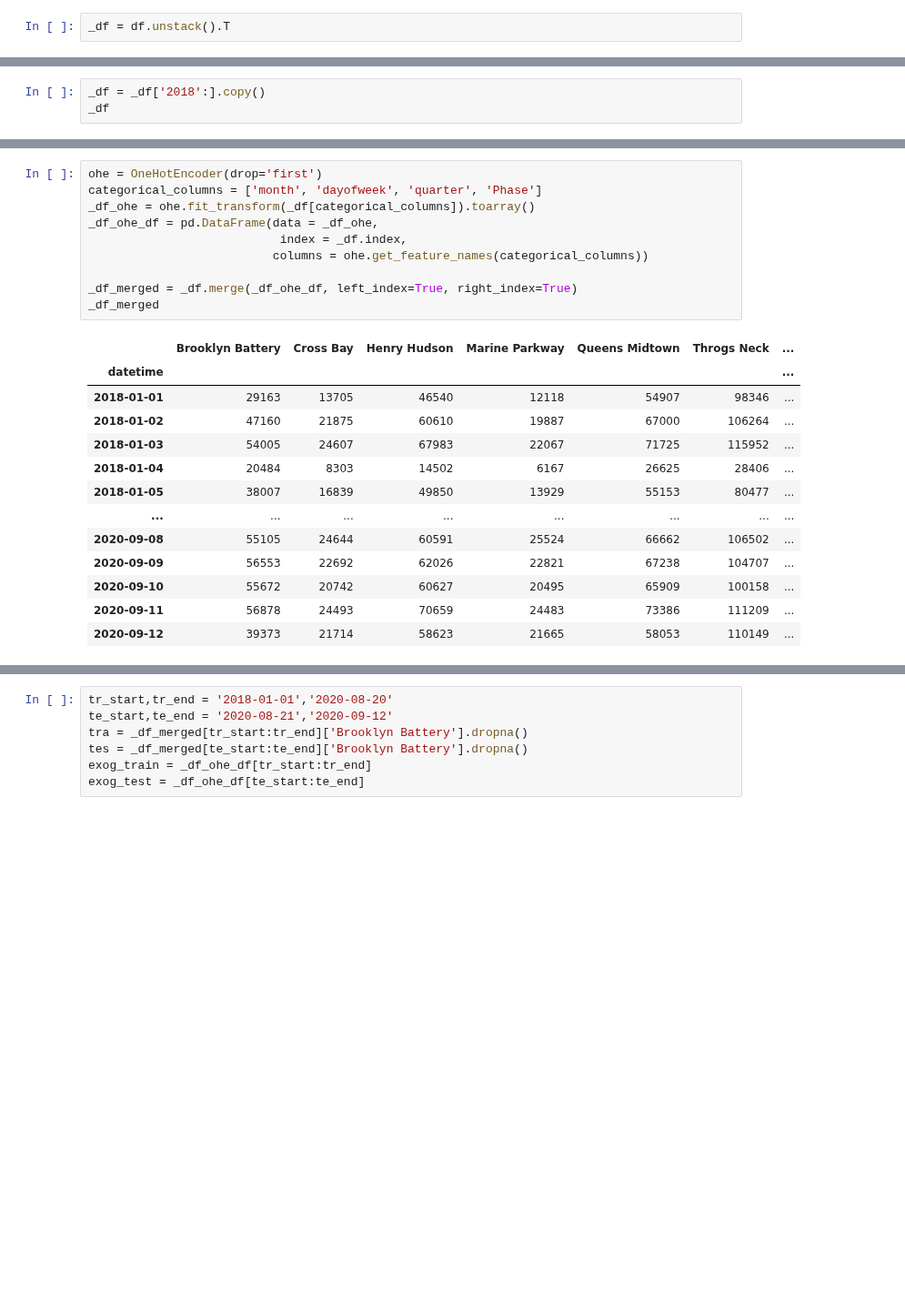
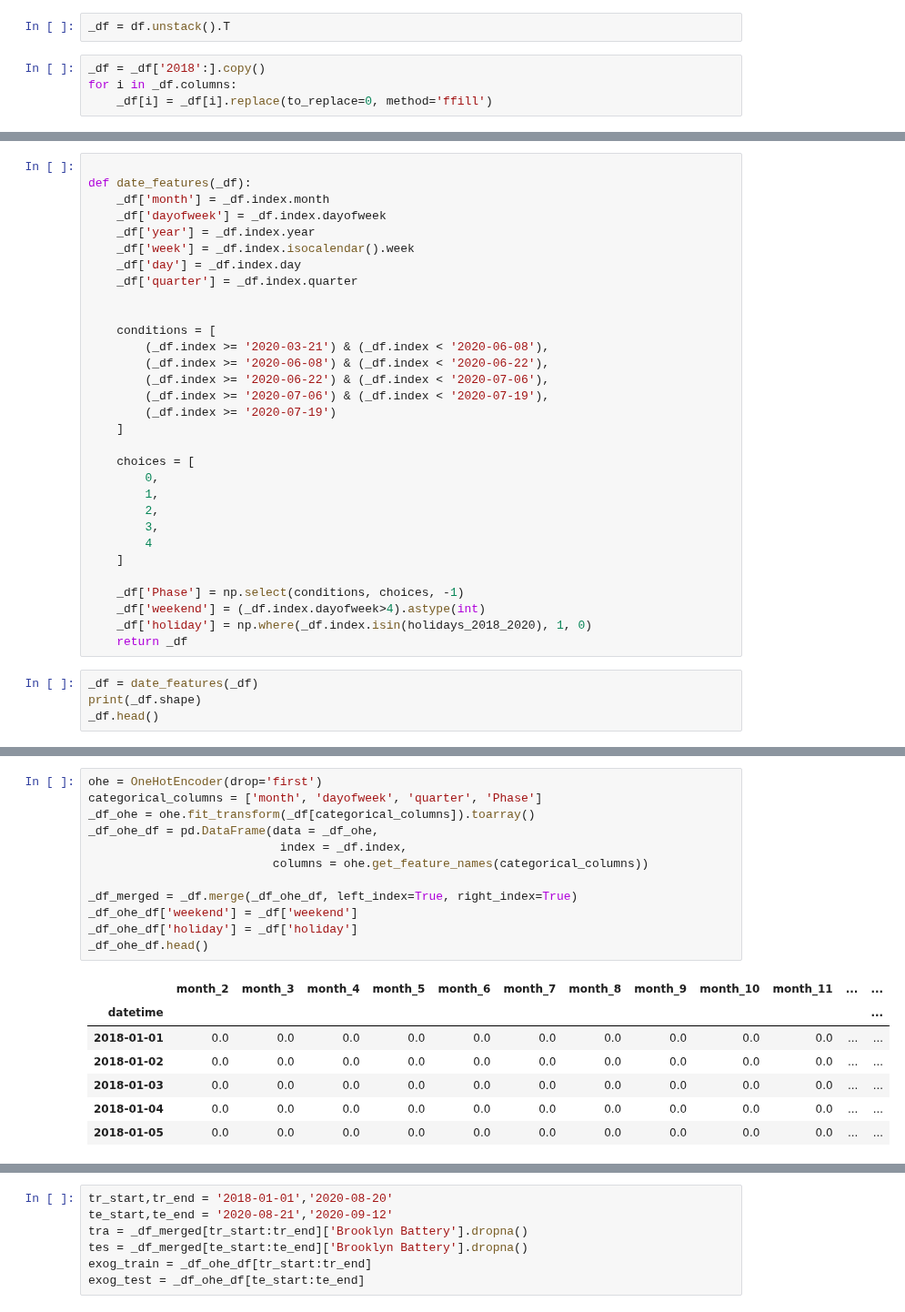
Before and after one commit to albertum1/Time_Series_MTABT, a Jupyter notebook: ARIMAX_models.ipynb, the cells around one changed output, grey strips where cells are left out. Shown at 91% size. Cells and saved outputs as stored; diff of their text form; blank space fills up the shorter version.

```diff
--- a/ARIMAX_models.ipynb
+++ b/ARIMAX_models.ipynb
@@ -65,3 +68,7 @@ def return_series(csv_path):
 df = return_series('mta.csv')
 # %%
 _df = df.unstack().T
+# %%
+_df = _df['2018':].copy()
+for i in _df.columns:
+    _df[i] = _df[i].replace(to_replace=0, method='ffill')
@@ -68,4 +81,36 @@ _df = df.unstack().T
+# %%
+
+def date_features(_df):
+    _df['month'] = _df.index.month
+    _df['dayofweek'] = _df.index.dayofweek
+    _df['year'] = _df.index.year
+    _df['week'] = _df.index.isocalendar().week
+    _df['day'] = _df.index.day
+    _df['quarter'] = _df.index.quarter
+
+
+    conditions = [
+        (_df.index >= '2020-03-21') & (_df.index < '2020-06-08'),
+        (_df.index >= '2020-06-08') & (_df.index < '2020-06-22'),
+        (_df.index >= '2020-06-22') & (_df.index < '2020-07-06'),
+        (_df.index >= '2020-07-06') & (_df.index < '2020-07-19'),
+        (_df.index >= '2020-07-19')
+    ]
+
+    choices = [
+        0,
+        1,
+        2,
+        3,
+        4
+    ]
+
+    _df['Phase'] = np.select(conditions, choices, -1)
+    _df['weekend'] = (_df.index.dayofweek>4).astype(int)
+    _df['holiday'] = np.where(_df.index.isin(holidays_2018_2020), 1, 0)
+    return _df
 # %%
-_df = _df['2018':].copy()
-_df
+_df = date_features(_df)
+print(_df.shape)
+_df.head()
 # %% [output]
@@ -117,24 +125,20 @@ def date_features(_df):
 # %%
 ohe = OneHotEncoder(drop='first')
 categorical_columns = ['month', 'dayofweek', 'quarter', 'Phase']
 _df_ohe = ohe.fit_transform(_df[categorical_columns]).toarray()
 _df_ohe_df = pd.DataFrame(data = _df_ohe,
                            index = _df.index,
                           columns = ohe.get_feature_names(categorical_columns))
 
 _df_merged = _df.merge(_df_ohe_df, left_index=True, right_index=True)
-_df_merged
+_df_ohe_df['weekend'] = _df['weekend']
+_df_ohe_df['holiday'] = _df['holiday']
+_df_ohe_df.head()
 # %% [output]
-|  | Brooklyn Battery | Cross Bay | Henry Hudson | Marine Parkway | Queens Midtown | Throgs Neck | ... |
-| datetime |  |  |  |  |  |  | ... |
-| 2018-01-01 | 29163 | 13705 | 46540 | 12118 | 54907 | 98346 | ... |
-| 2018-01-02 | 47160 | 21875 | 60610 | 19887 | 67000 | 106264 | ... |
-| 2018-01-03 | 54005 | 24607 | 67983 | 22067 | 71725 | 115952 | ... |
-| 2018-01-04 | 20484 | 8303 | 14502 | 6167 | 26625 | 28406 | ... |
-| 2018-01-05 | 38007 | 16839 | 49850 | 13929 | 55153 | 80477 | ... |
-| ... | ... | ... | ... | ... | ... | ... | ... |
-| 2020-09-08 | 55105 | 24644 | 60591 | 25524 | 66662 | 106502 | ... |
-| 2020-09-09 | 56553 | 22692 | 62026 | 22821 | 67238 | 104707 | ... |
-| 2020-09-10 | 55672 | 20742 | 60627 | 20495 | 65909 | 100158 | ... |
-| 2020-09-11 | 56878 | 24493 | 70659 | 24483 | 73386 | 111209 | ... |
-| 2020-09-12 | 39373 | 21714 | 58623 | 21665 | 58053 | 110149 | ... |
+|  | month_2 | month_3 | month_4 | month_5 | month_6 | month_7 | month_8 | month_9 | month_10 | month_11 | ... | ... |
+| datetime |  |  |  |  |  |  |  |  |  |  |  | ... |
+| 2018-01-01 | 0.0 | 0.0 | 0.0 | 0.0 | 0.0 | 0.0 | 0.0 | 0.0 | 0.0 | 0.0 | ... | ... |
+| 2018-01-02 | 0.0 | 0.0 | 0.0 | 0.0 | 0.0 | 0.0 | 0.0 | 0.0 | 0.0 | 0.0 | ... | ... |
+| 2018-01-03 | 0.0 | 0.0 | 0.0 | 0.0 | 0.0 | 0.0 | 0.0 | 0.0 | 0.0 | 0.0 | ... | ... |
+| 2018-01-04 | 0.0 | 0.0 | 0.0 | 0.0 | 0.0 | 0.0 | 0.0 | 0.0 | 0.0 | 0.0 | ... | ... |
+| 2018-01-05 | 0.0 | 0.0 | 0.0 | 0.0 | 0.0 | 0.0 | 0.0 | 0.0 | 0.0 | 0.0 | ... | ... |
```
Also changed, not shown: parts of 135 cells of this notebook, 2 other files.
